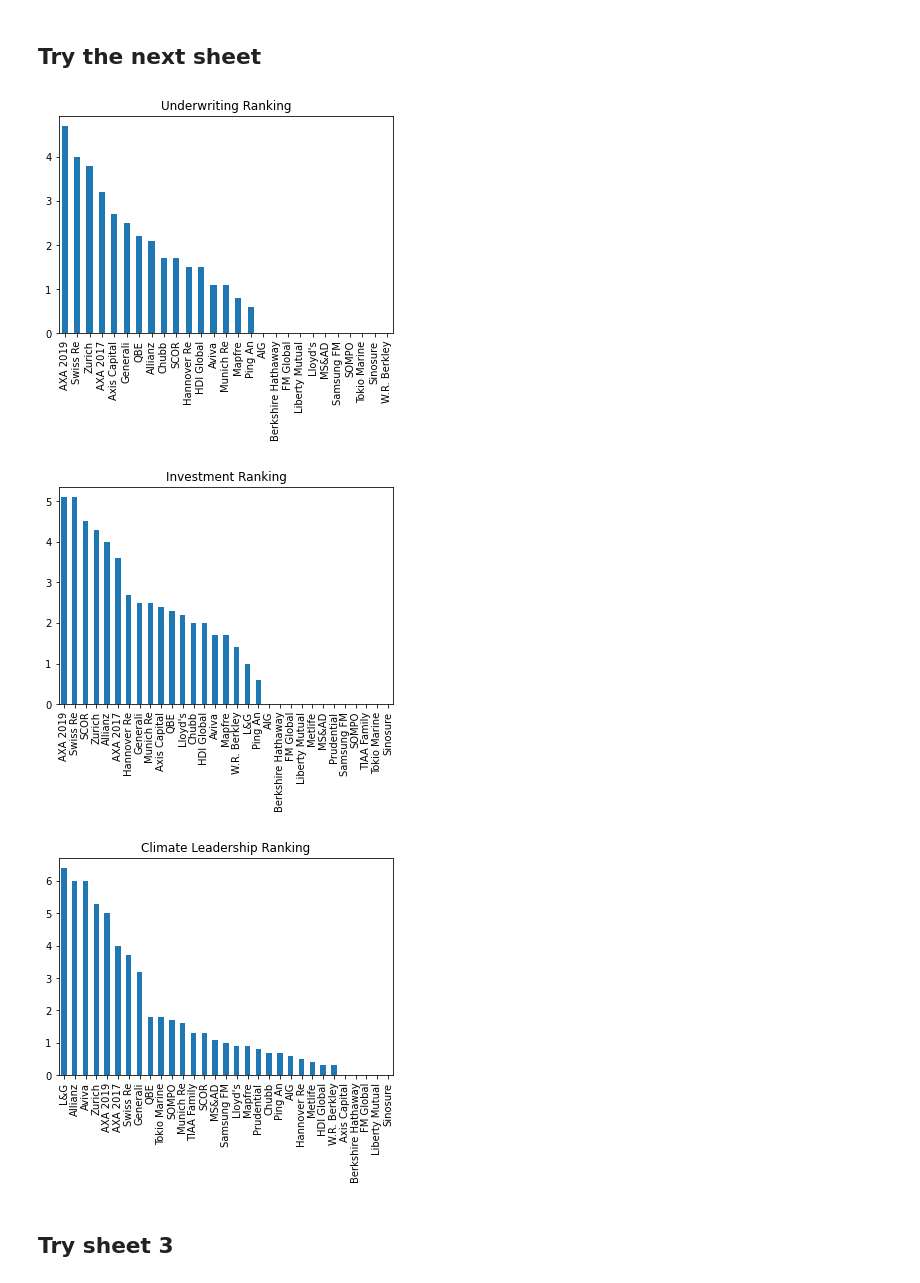
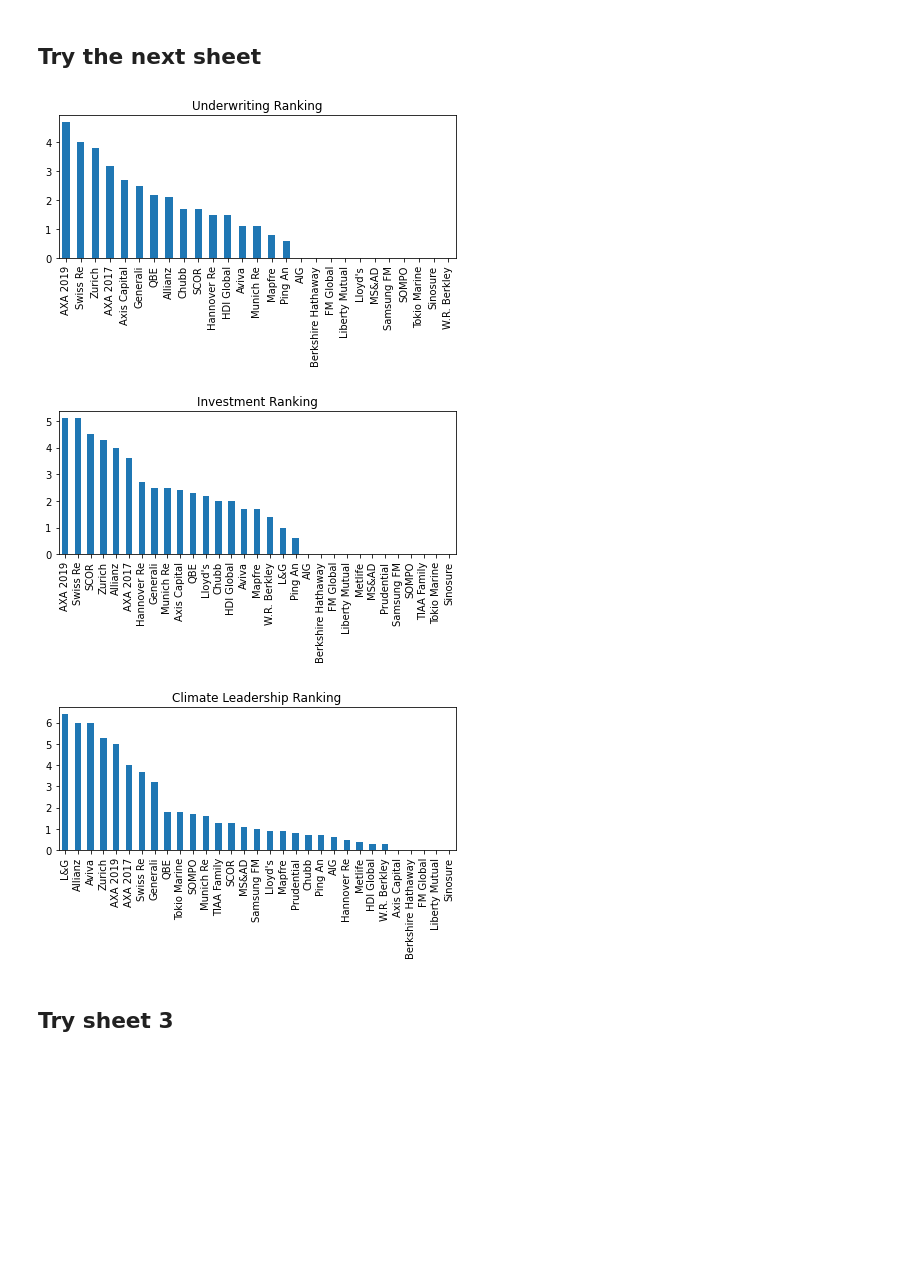
Before and after one commit to davidbrown2324/uc_insurers, a Jupyter notebook: unfriend_coal.ipynb, the cells around one changed output. Cells and saved outputs as stored; diff of their text form; code cells hidden in the pictures; blank space fills up the shorter version.

```diff
--- a/unfriend_coal.ipynb
+++ b/unfriend_coal.ipynb
@@ -190,30 +190,33 @@ leadership_ranking = ranking_per_category.iloc[:,[9,10]]
 # %%
 underwriting_ranking.dropna().plot.bar(0, 1);
 plt.title('Underwriting Ranking');
 plt.xlabel('');
 plt.legend().remove()
+plt.tight_layout()
 plt.savefig(pdf_folder+'Underwriting Ranking - 2020.pdf')
 plt.savefig(png_folder+'Underwriting Ranking - 2020.png')
 # %% [output]
-[figure, old version]
+[figure, new version]
 # %%
 investment_ranking.dropna().plot.bar(0, 1);
 plt.title('Investment Ranking');
 plt.xlabel('');
 plt.legend().remove()
+plt.tight_layout()
 plt.savefig(pdf_folder+'Investment Ranking - 2020.pdf')
 plt.savefig(png_folder+'Investment Ranking - 2020.png')
 # %% [output]
-[figure, old version]
+[figure, new version]
 # %%
 leadership_ranking.dropna().plot.bar(0, 1);
 plt.title('Climate Leadership Ranking');
 plt.xlabel('');
 plt.legend().remove()
+plt.tight_layout()
 plt.savefig(pdf_folder+'Climate Leadership Ranking - 2020.pdf')
 plt.savefig(png_folder+'Climate Leadership Ranking - 2020.png')
 # %% [output]
-[figure, old version]
+[figure, new version]
 # %% [markdown]
 ## Try sheet 3
 # %%
```
Also changed, not shown: parts of 3 cells of this notebook, 8 other files.
